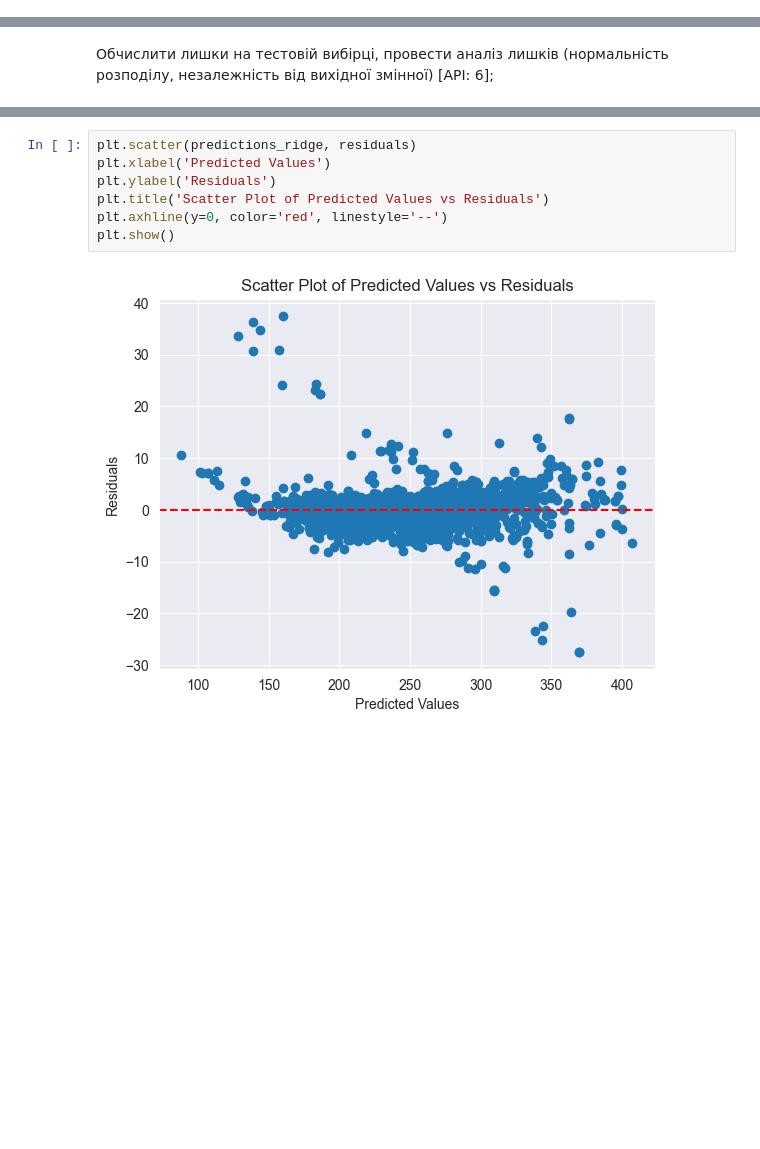
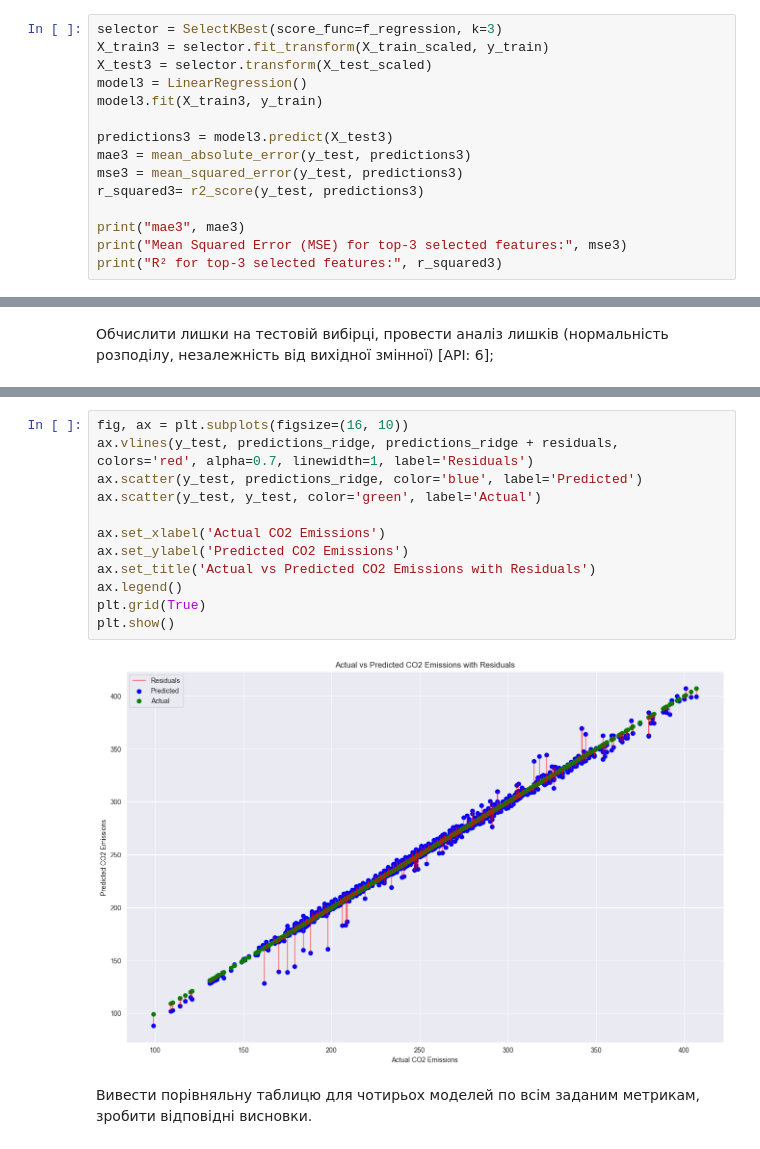
Before and after one commit to Valakas148/ML, a Jupyter notebook: lr2/lr2.ipynb, the cells around one changed output, grey strips where cells are left out. Cells and saved outputs as stored; diff of their text form; blank space fills up the shorter version.

```diff
--- a/lr2/lr2.ipynb
+++ b/lr2/lr2.ipynb
@@ -316,2 +304,17 @@ Root Mean Squared Error: 19.768748474778057
 # %% [markdown]
 (для СА-33) Навчити модель на топ-3 відібраних вхідних змінних визначених з допомогою SelectKBest, обчислити метрики на тестовій вибірці;
+# %%
+selector = SelectKBest(score_func=f_regression, k=3)
+X_train3 = selector.fit_transform(X_train_scaled, y_train)
+X_test3 = selector.transform(X_test_scaled)
+model3 = LinearRegression()
+model3.fit(X_train3, y_train)
+
+predictions3 = model3.predict(X_test3)
+mae3 = mean_absolute_error(y_test, predictions3)
+mse3 = mean_squared_error(y_test, predictions3)
+r_squared3= r2_score(y_test, predictions3)
+
+print("mae3", mae3)
+print("Mean Squared Error (MSE) for top-3 selected features:", mse3)
+print("R² for top-3 selected features:", r_squared3)
@@ -438,10 +464,17 @@ plt.show()
 [figure]
-# %%
-plt.scatter(predictions_ridge, residuals)
-plt.xlabel('Predicted Values')
-plt.ylabel('Residuals')
-plt.title('Scatter Plot of Predicted Values vs Residuals')
-plt.axhline(y=0, color='red', linestyle='--')
-plt.show()
-# %% [output]
-[figure, removed]
+# %%
+fig, ax = plt.subplots(figsize=(16, 10))
+ax.vlines(y_test, predictions_ridge, predictions_ridge + residuals, colors='red', alpha=0.7, linewidth=1, label='Residuals')
+ax.scatter(y_test, predictions_ridge, color='blue', label='Predicted')
+ax.scatter(y_test, y_test, color='green', label='Actual')
+
+ax.set_xlabel('Actual CO2 Emissions')
+ax.set_ylabel('Predicted CO2 Emissions')
+ax.set_title('Actual vs Predicted CO2 Emissions with Residuals')
+ax.legend()
+plt.grid(True)
+plt.show()
+# %% [output]
+[figure, added]
+# %% [markdown]
+Вивести порівняльну таблицю для чотирьох моделей по всім заданим метрикам, зробити відповідні висновки.
```
Also changed, not shown: parts of 20 cells of this notebook.
